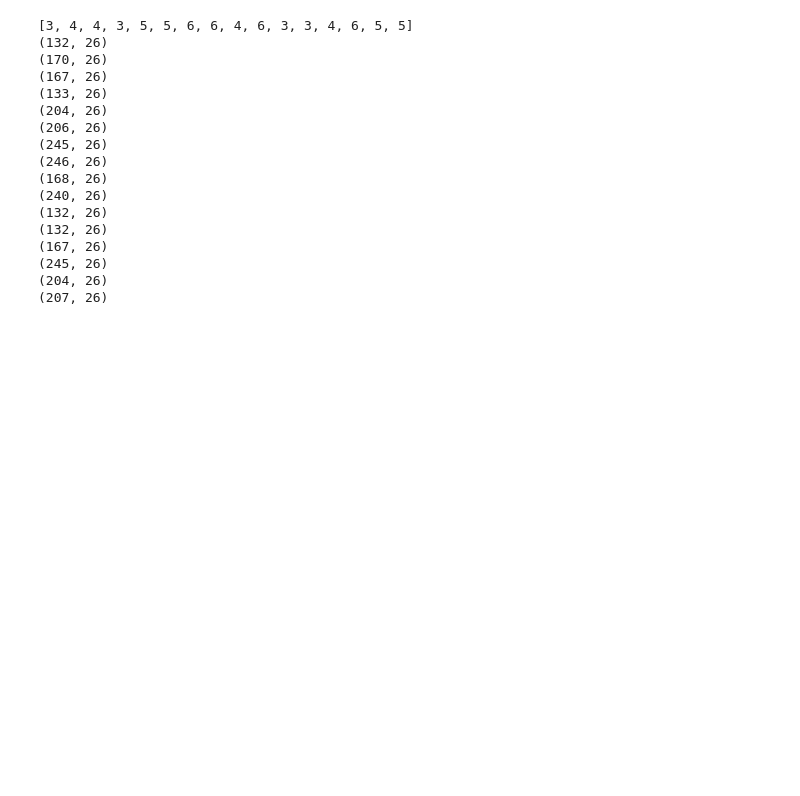
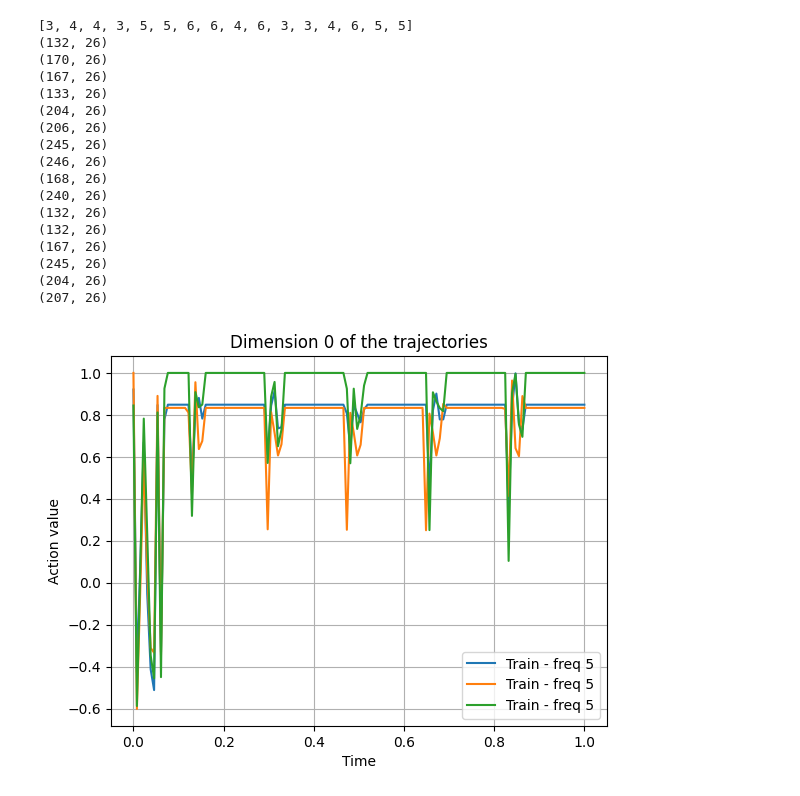
Before and after one commit to yildirimyigit/pemp, a Jupyter notebook: sim/data/process_data.ipynb, the cells around one changed output. Saved outputs shown, nothing was run; the diff lists cells and outputs as text; code cells hidden in the pictures; blank space fills up the shorter version.

Commit message:
normalized freqs

```diff
--- a/sim/data/process_data.ipynb
+++ b/sim/data/process_data.ipynb
@@ -39,6 +39,7 @@ for i in range(len(trajectories)):
 # %%
 # Donwsample all trajectories to the same length (min_len) using linear interpolation
 downsampled_trajectories = []
+max_freq = max(frequencies)
 for traj in trajectories:
     downsampled_traj = np.zeros((min_len, traj.shape[1]), dtype=np.float32)
     for i in range(traj.shape[1]):
@@ -61,7 +62,33 @@ for freq in set(frequencies):
     for i in indices[:-1]:
         x.append(np.linspace(0, 1, min_len))
         y.append(downsampled_trajectories[i])
-        g.append(freq)
+        g.append(freq/max_freq)  # Normalize frequency to [0, 1]
     x_test.append(np.linspace(0, 1, min_len))
     y_test.append(downsampled_trajectories[indices[-1]])
-    g_test.append(freq)
+    g_test.append(freq/max_freq)  # Normalize frequency to [0, 1]
+
+# Save these as .pt files
+torch.save(x, "processed/x.pt")
+torch.save(y, "processed/y.pt")
+torch.save(g, "processed/g.pt")
+torch.save(x_test, "processed/x_test.pt")
+torch.save(y_test, "processed/y_test.pt")
+torch.save(g_test, "processed/g_test.pt")
+# %%
+# Plot one diemension of the trajectories to verify
+import matplotlib.pyplot as plt
+dim = 0
+for i in range(len(x)):
+    if g[i] == 5:  # Only plot trajectories with frequency 1 for clarity
+        plt.plot(x[i], y[i][:, dim], label=f"Train - freq {g[i]}")
+# for i in range(len(x_test)):
+    # plt.plot(x_test[i], y_test[i][:, dim], label=f"Test - freq {g_test[i]}")
+
+plt.grid()  # Add grid for better visibility
+plt.legend()
+plt.title(f"Dimension {dim} of the trajectories")
+plt.xlabel("Time")
+plt.ylabel("Action value")
+plt.show()
+# %% [output]
+[figure, added]
```
Also changed, not shown: 2 other files.
